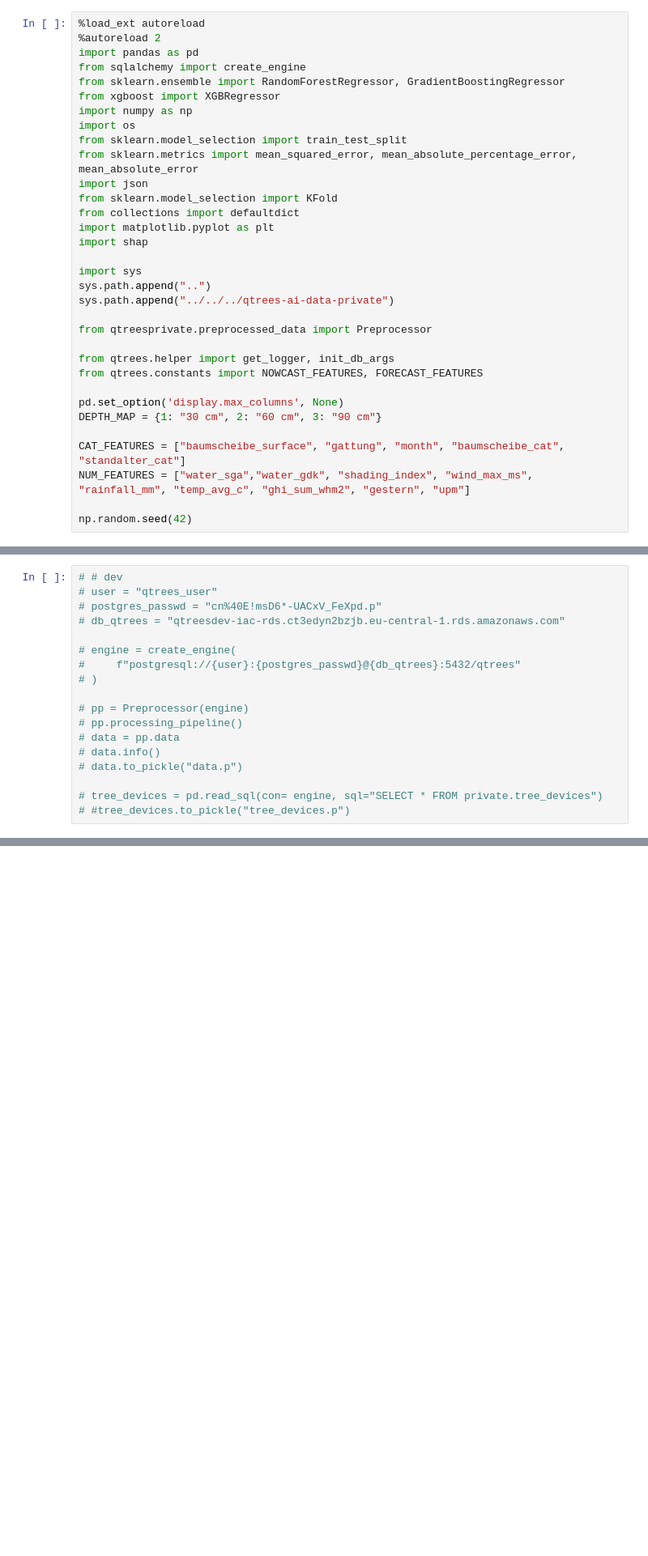
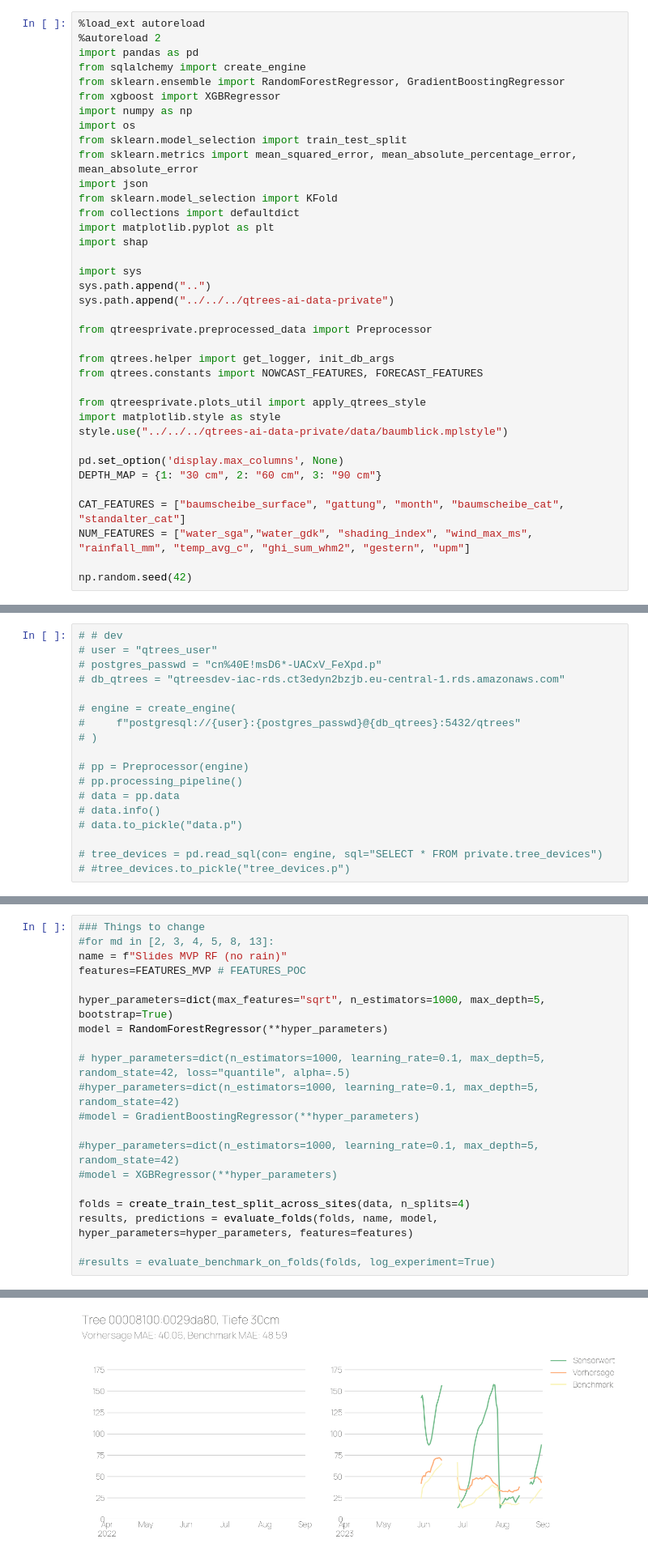
Before and after one commit to technologiestiftung/qtrees-ai-data, a Jupyter notebook: notebooks/model_evaluation.ipynb, the cells around one changed output, grey strips where cells are left out. Shown: that part at 81% size. Cells and saved outputs as stored; diff of their text form; blank space fills up the shorter version.

Commit message:
letzter stand model eval

```diff
--- a/notebooks/model_evaluation.ipynb
+++ b/notebooks/model_evaluation.ipynb
@@ -24,6 +24,10 @@ from qtreesprivate.preprocessed_data import Preprocessor
 from qtrees.helper import get_logger, init_db_args
 from qtrees.constants import NOWCAST_FEATURES, FORECAST_FEATURES
 
+from qtreesprivate.plots_util import apply_qtrees_style
+import matplotlib.style as style
+style.use("../../../qtrees-ai-data-private/data/baumblick.mplstyle")
+
 pd.set_option('display.max_columns', None)
 DEPTH_MAP = {1: "30 cm", 2: "60 cm", 3: "90 cm"}
 
@@ -357,0 +296,21 @@ results
+# %%
+### Things to change
+#for md in [2, 3, 4, 5, 8, 13]:
+name = f"Slides MVP RF (no rain)"
+features=FEATURES_MVP # FEATURES_POC
+
+hyper_parameters=dict(max_features="sqrt", n_estimators=1000, max_depth=5, bootstrap=True)
+model = RandomForestRegressor(**hyper_parameters)
+
+# hyper_parameters=dict(n_estimators=1000, learning_rate=0.1, max_depth=5, random_state=42, loss="quantile", alpha=.5)
+#hyper_parameters=dict(n_estimators=1000, learning_rate=0.1, max_depth=5, random_state=42)
+#model = GradientBoostingRegressor(**hyper_parameters)
+
+#hyper_parameters=dict(n_estimators=1000, learning_rate=0.1, max_depth=5, random_state=42)
+#model = XGBRegressor(**hyper_parameters)
+
+folds = create_train_test_split_across_sites(data, n_splits=4)
+results, predictions = evaluate_folds(folds, name, model, hyper_parameters=hyper_parameters, features=features)
+
+#results = evaluate_benchmark_on_folds(folds, log_experiment=True)
+# %% [output]
@@ -357,0 +318 @@ results
+[figure, added]
```
Also changed, not shown: parts of 12 cells of this notebook.
